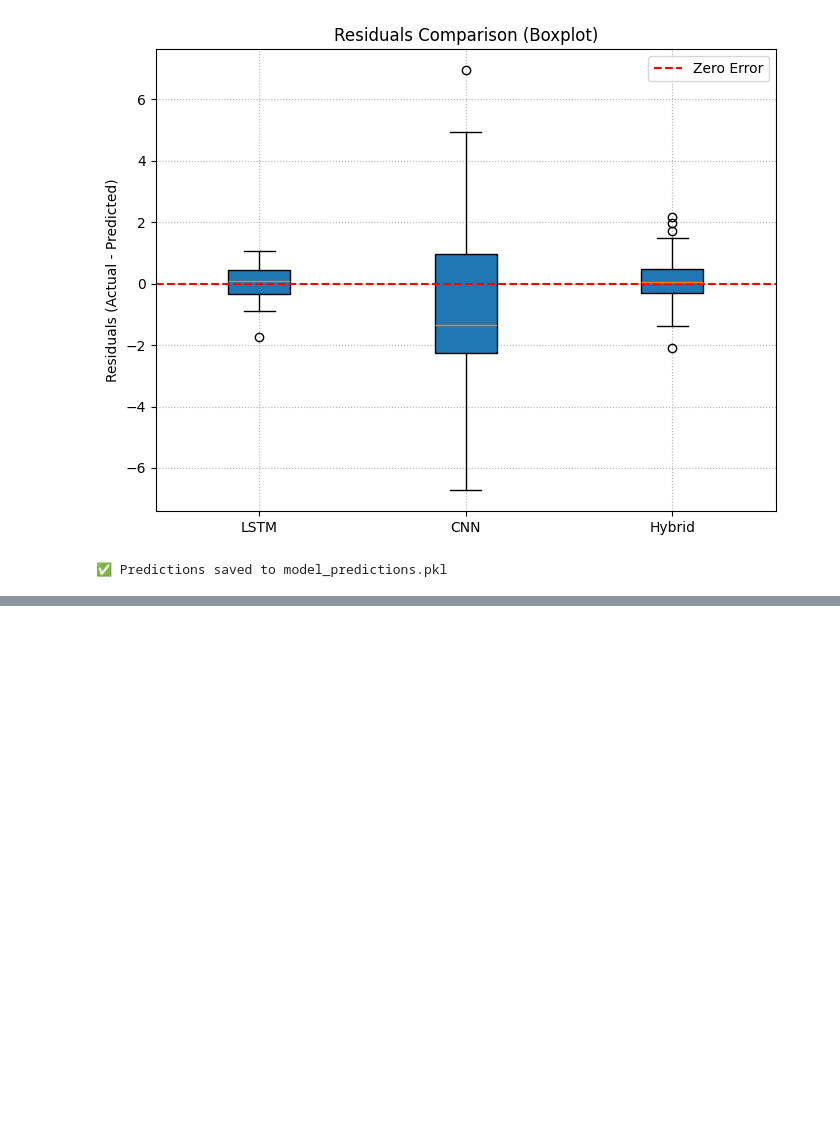
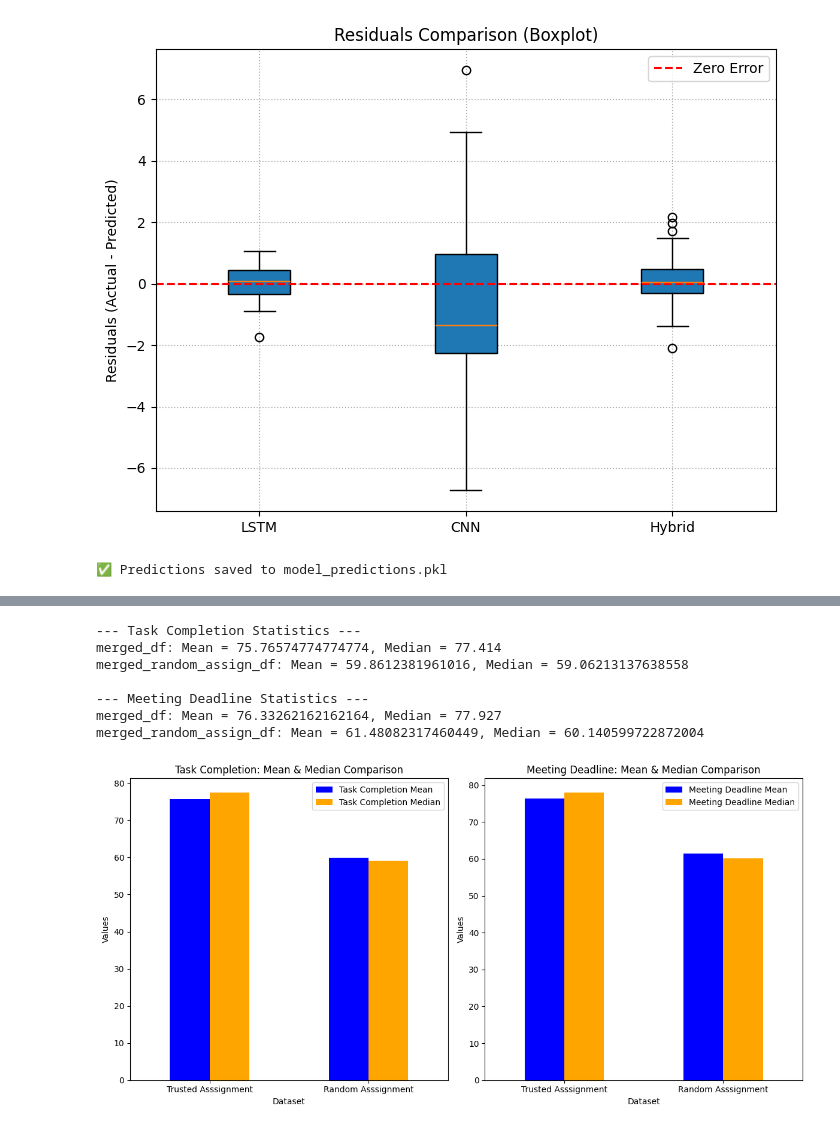
Before and after one commit to esbahsohail6/sataaf, a Jupyter notebook: trustscorelstmmaria_taskcompletion_(1).ipynb, the cells around one changed output, grey strips where cells are left out. Saved outputs shown, nothing was run; the diff lists cells and outputs as text; code cells hidden in the pictures; blank space fills up the shorter version.

```diff
--- a/trustscorelstmmaria_taskcompletion_(1).ipynb
+++ b/trustscorelstmmaria_taskcompletion_(1).ipynb
@@ -1717,0 +2295,77 @@ print("✅ Predictions saved to model_predictions.pkl")
+# %%
+import matplotlib.pyplot as plt
+import seaborn as sns
+
+# --- Assuming merged_df and merged_random_assign_df are already defined ---
+
+# Calculate statistical values for Task Completion and Meeting Deadline
+task_completion_stats = {
+    'merged_df': {
+        'mean': merged_df['Task Completion'].mean(),
+        'median': merged_df['Task Completion'].median()
+    },
+    'merged_random_assign_df': {
+        'mean': merged_random_assign_df['Task Completion'].mean(),
+        'median': merged_random_assign_df['Task Completion'].median()
+    }
+}
+
+meeting_deadline_stats = {
+    'merged_df': {
+        'mean': merged_df['Meeting Deadline'].mean(),
+        'median': merged_df['Meeting Deadline'].median()
+    },
+    'merged_random_assign_df': {
+        'mean': merged_random_assign_df['Meeting Deadline'].mean(),
+        'median': merged_random_assign_df['Meeting Deadline'].median()
+    }
+}
+
+# Print the statistical values
+print("\n--- Task Completion Statistics ---")
+print(f"merged_df: Mean = {task_completion_stats['merged_df']['mean']}, Median = {task_completion_stats['merged_df']['median']}")
+print(f"merged_random_assign_df: Mean = {task_completion_stats['merged_random_assign_df']['mean']}, Median = {task_completion_stats['merged_random_assign_df']['median']}")
+
+print("\n--- Meeting Deadline Statistics ---")
+print(f"merged_df: Mean = {meeting_deadline_stats['merged_df']['mean']}, Median = {meeting_deadline_stats['merged_df']['median']}")
+print(f"merged_random_assign_df: Mean = {meeting_deadline_stats['merged_random_assign_df']['mean']}, Median = {meeting_deadline_stats['merged_random_assign_df']['median']}")
+
+# Step 1: Prepare data for visualization
+stats_df = pd.DataFrame({
+    'Dataset': ['Trusted Asssignment', 'Random Asssignment'],
+    'Task Completion Mean': [task_completion_stats['merged_df']['mean'], task_completion_stats['merged_random_assign_df']['mean']],
+    'Task Completion Median': [task_completion_stats['merged_df']['median'], task_completion_stats['merged_random_assign_df']['median']],
+    'Meeting Deadline Mean': [meeting_deadline_stats['merged_df']['mean'], meeting_deadline_stats['merged_random_assign_df']['mean']],
+    'Meeting Deadline Median': [meeting_deadline_stats['merged_df']['median'], meeting_deadline_stats['merged_random_assign_df']['median']]
+})
+
+# Step 2: Plot Mean and Median for Task Completion and Meeting Deadline
+plt.figure(figsize=(12, 6))
+
+# Plot for Task Completion (Mean & Median)
+plt.subplot(1, 2, 1)
+stats_df.plot(x='Dataset', y=['Task Completion Mean', 'Task Completion Median'], kind='bar', ax=plt.gca(), color=['blue', 'orange'])
+plt.title('Task Completion: Mean & Median Comparison')
+plt.ylabel('Values')
+plt.xlabel('Dataset')
+plt.xticks(rotation=0)
+
+# Plot for Meeting Deadline (Mean & Median)
+plt.subplot(1, 2, 2)
+stats_df.plot(x='Dataset', y=['Meeting Deadline Mean', 'Meeting Deadline Median'], kind='bar', ax=plt.gca(), color=['blue', 'orange'])
+plt.title('Meeting Deadline: Mean & Median Comparison')
+plt.ylabel('Values')
+plt.xlabel('Dataset')
+plt.xticks(rotation=0)
+
+plt.tight_layout()
+plt.show()
+# %% [output]
+--- Task Completion Statistics ---
+merged_df: Mean = 75.76574774774774, Median = 77.414
+merged_random_assign_df: Mean = 59.8612381961016, Median = 59.06213137638558
+
+--- Meeting Deadline Statistics ---
+merged_df: Mean = 76.33262162162164, Median = 77.927
+merged_random_assign_df: Mean = 61.48082317460449, Median = 60.140599722872004
+[figure, added]
```
Also changed, not shown: parts of 32 cells of this notebook.
